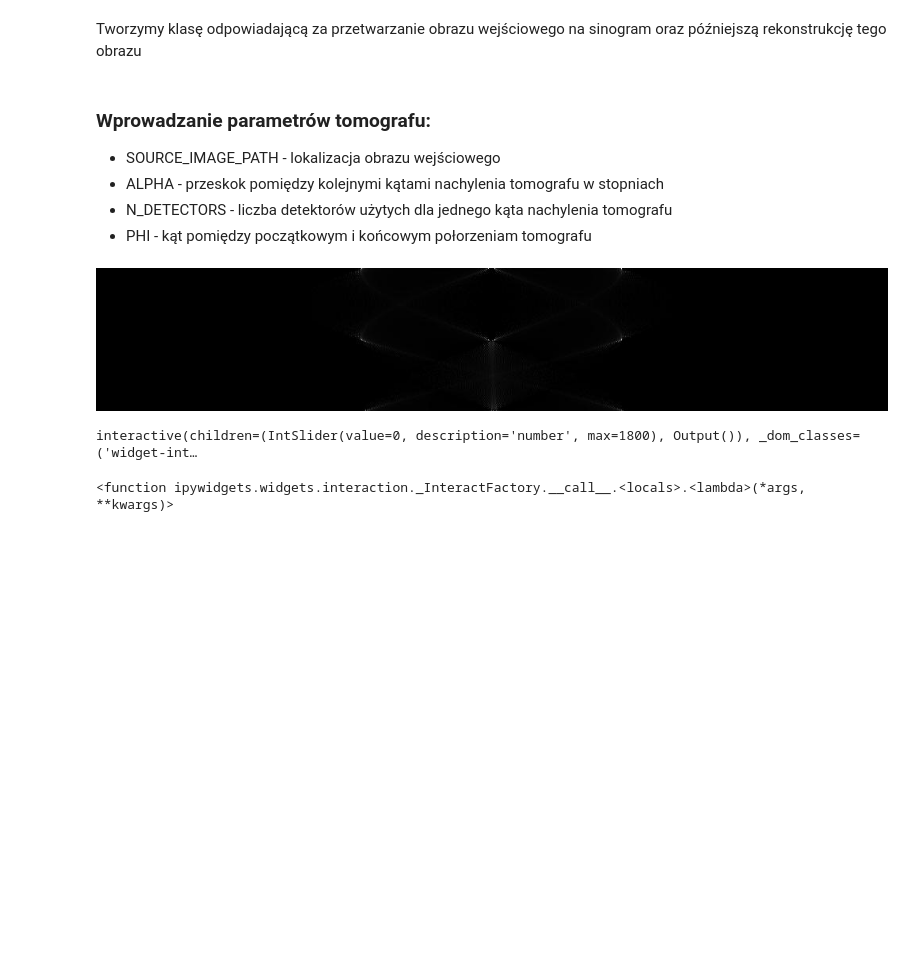
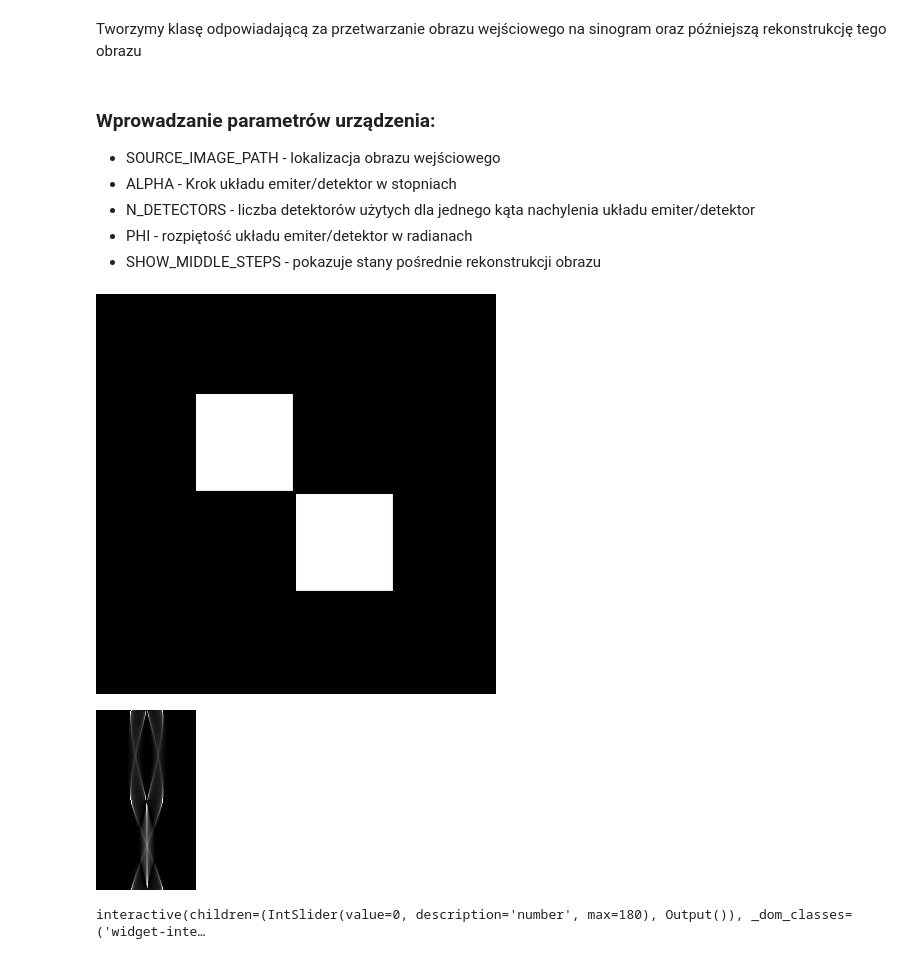
Before and after one commit to szbanek/Tomograf, a Jupyter notebook: tomograf.ipynb, the cells around one changed output. Drawn from its saved outputs; the diff is of its cells as text; code cells hidden in the pictures; blank space fills up the shorter version.

```diff
--- a/tomograf.ipynb
+++ b/tomograf.ipynb
@@ -10,7 +13,7 @@ from IPython.display import display
 Tworzymy klasę odpowiadającą za przetwarzanie obrazu wejściowego na sinogram oraz późniejszą rekonstrukcję tego obrazu
 # %%
 class Tomograph:
-    def __configure(self, img, *, alpha=1, n_detectors=1000, phi=np.pi, hamm_filter=True):
+    def configure(self, img, *, alpha=1, n_detectors=1000, phi=np.pi, hamm_filter=True):
         self.img = img
         self.__reshape_img()
         self.img = np.asarray(self.img)
@@ -43,7 +46,7 @@ class Tomograph:
             return img
         return img / brightest_pixel * 255
 
-    def __generate_sinogram(self):
+    def generate_sinogram(self):
         i = 0
         sl_filter = self.__hamming_filter(self.n_detectors)
         for angle in np.arange(0, np.pi, self.alpha * (np.pi / 180)):
@@ -68,7 +71,6 @@ class Tomograph:
         reconstructed_img = np.zeros((self.img.shape[0], self.img.shape[1]))
         i = 0
         generated_sinogram_flattened = self.generated_sinogram.flatten()
-
         for bresenham_line in self.bresenham_lines:
             rr, cc = bresenham_line
             reconstructed_img[rr, cc] += generated_sinogram_flattened[i]
@@ -82,13 +84,16 @@ class Tomograph:
             self.reconstructed.append(reconstructed_img.copy())
             self.reconstructed[-1] = self.__normalize_img(self.reconstructed[-1])
             self.reconstructed[-1] = Image.fromarray(self.reconstructed[-1]).convert('L')
-            # print(i)
+                # print(i)
 
     def get_reconstructed(self, number):
         return self.reconstructed[number].resize((400, 400))
 
+    def get_all_reconstructed(self):
+        return self.reconstructed
+
     def get_images_number(self):
-        return len(self.reconstructed)-1
+        return len(self.reconstructed)
 
     # Ram-Lak with hamming filter
     def __hamming_filter(self, length):
@@ -105,13 +110,10 @@ class Tomograph:
 
         return filter
 
-    def rmse(self, img1, img2):
-        return np.sqrt(np.mean((img1-img2)**2))
-
     def run(self, source, *, alpha=1, n_detectors=1000, phi=np.pi, hamm_filter=True):
         initial_img = Image.open(source).convert('L')
-        self.__configure(initial_img, alpha=alpha, n_detectors=n_detectors, phi=phi, hamm_filter=hamm_filter)
-        self.__generate_sinogram()
+        self.configure(initial_img, alpha=alpha, n_detectors=n_detectors, phi=phi, hamm_filter=hamm_filter)
+        self.generate_sinogram()
         path = 'Output/Sinogram/sinogram.jpg'
         self.get_sinogram().save(path)
         display(Image.open(path))
@@ -126,24 +128,36 @@ class Tomograph:
         #     reconstructed_images.append(img)
         #     i += 1
         # display(widgets.HBox(reconstructed_images))
+
+    def get_initial_img(self):
+        return self.img
+
+def rmse(img1, img2):
+    return np.sqrt(np.mean((img1-img2)**2))
 # %% [markdown]
-### Wprowadzanie parametrów tomografu:
+### Wprowadzanie parametrów urządzenia:
 -  SOURCE_IMAGE_PATH - lokalizacja obrazu wejściowego
--  ALPHA - przeskok pomiędzy kolejnymi kątami nachylenia tomografu w stopniach
--  N_DETECTORS - liczba detektorów użytych dla jednego kąta nachylenia tomografu
--  PHI - kąt pomiędzy początkowym i końcowym połorzeniam tomografu
+-  ALPHA - Krok układu emiter/detektor w stopniach
+-  N_DETECTORS - liczba detektorów użytych dla jednego kąta nachylenia układu emiter/detektor
+-  PHI - rozpiętość układu emiter/detektor w radianach
+- SHOW_MIDDLE_STEPS - pokazuje stany pośrednie rekonstrukcji obrazu
 # %%
 # config
-SOURCE_IMAGE_PATH = 'Input\Img\Shepp_logan.jpg'
+SOURCE_IMAGE_PATH = 'Input\Img\Kwadraty2.jpg'
 ALPHA = 1
-N_DETECTORS = 1000
+N_DETECTORS = 100
 PHI = np.pi
+SHOW_MIDDLE_STEPS = True
 # config
 
+display(Image.open(SOURCE_IMAGE_PATH).resize((400, 400)))
 tomograph = Tomograph()
 tomograph.run(source=SOURCE_IMAGE_PATH, hamm_filter=True, alpha=ALPHA, n_detectors=N_DETECTORS, phi=PHI)
-interact(tomograph.get_reconstructed, number=IntSlider(value=0, min=0, max=tomograph.get_images_number()))
+if SHOW_MIDDLE_STEPS:
+    interact(tomograph.get_reconstructed, number=IntSlider(value=0, min=0, max=tomograph.get_images_number()-1))
+else:
+    display(tomograph.get_reconstructed(-1))
 # %% [output]
-[figure, old version]
+[figure, new version]
+[figure, added]
-interactive(children=(IntSlider(value=0, description='number', max=1800), Output()), _dom_classes=('widget-int…
+interactive(children=(IntSlider(value=0, description='number', max=180), Output()), _dom_classes=('widget-inte…
-<function ipywidgets.widgets.interaction._InteractFactory.__call__.<locals>.<lambda>(*args, **kwargs)>
```
Also changed, not shown: parts of 5 cells of this notebook, 4 other files.
